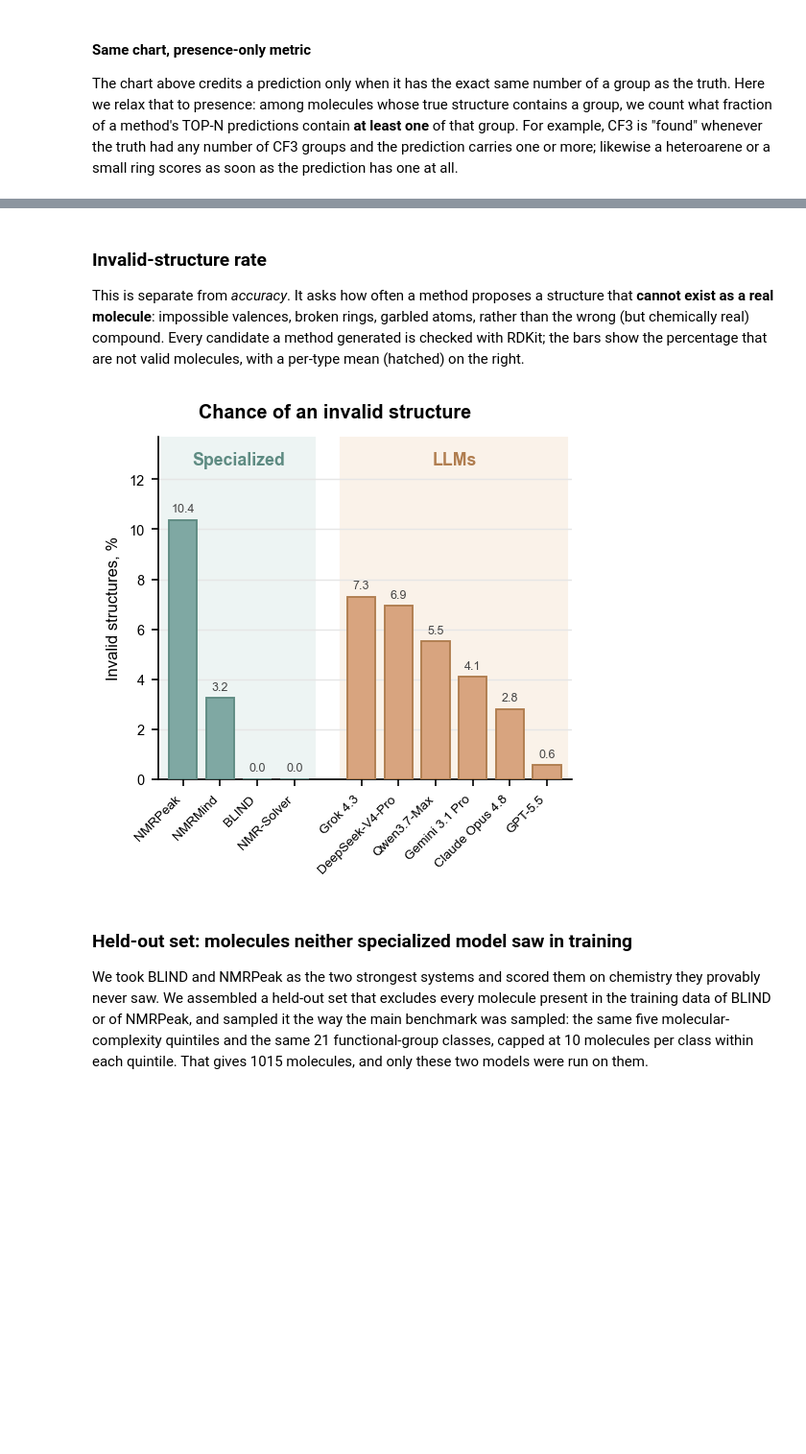
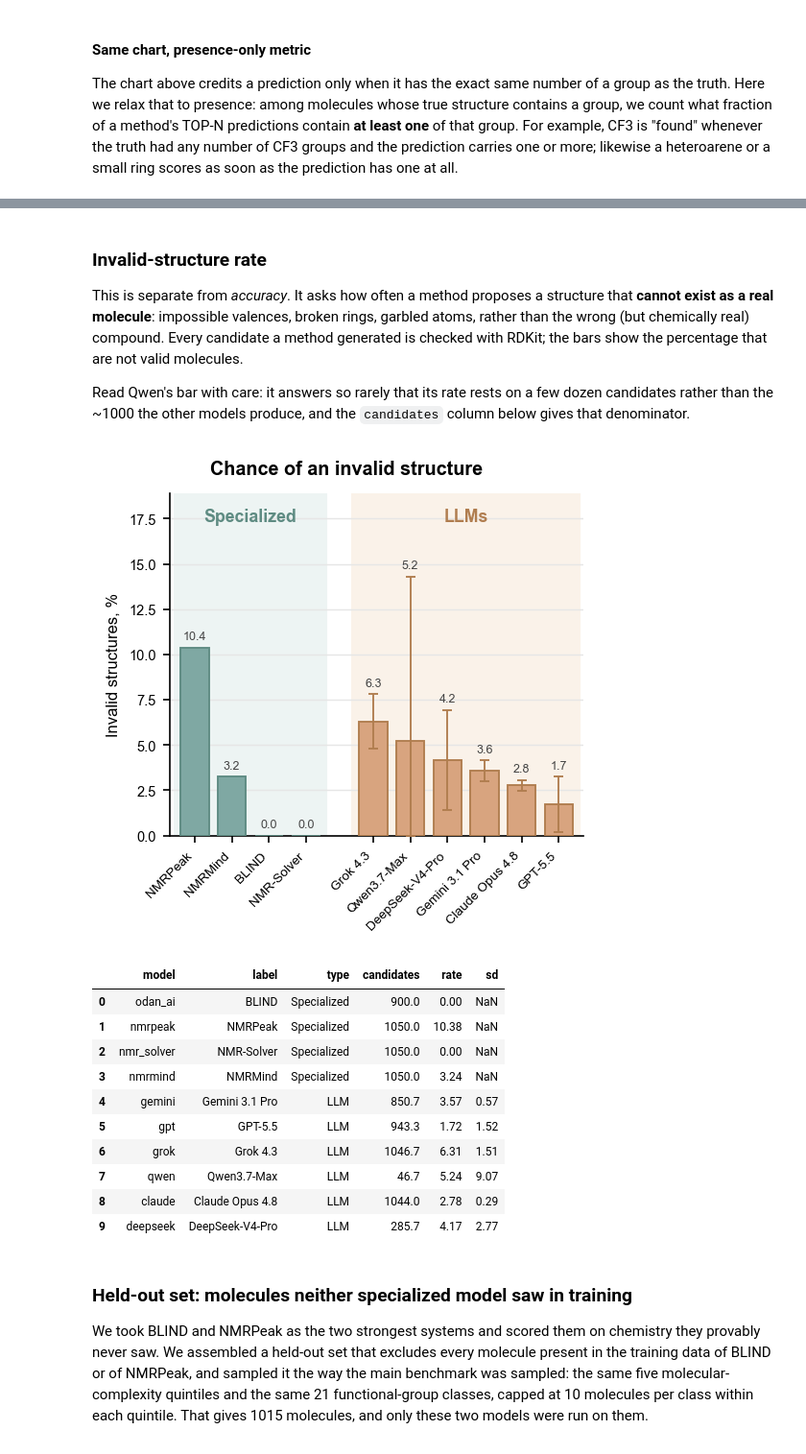
Before and after one commit to odanchem/NMRArena, a Jupyter notebook: analysis/data_analysis.ipynb, the cells around one changed output, grey strips where cells are left out. Shown at 96% size. Cells and saved outputs as stored; diff of their text form; code cells hidden in the pictures; blank space fills up the shorter version.

```diff
--- a/analysis/data_analysis.ipynb
+++ b/analysis/data_analysis.ipynb
@@ -779,6 +871,4 @@ Top-1 accuracy (%) for all ten systems across the 21 functional-group classes (5
 # %%
-
-
 CLASSES = list(raw.keys())                                       # 21 functional-group classes, paper order
 CLS_LABEL = {
     "cls_alkanes_haloalkanes": "alkanes /\nhaloalkanes", "cls_alkenes": "alkenes", "cls_alkynes": "alkynes",
@@ -788,11 +878,13 @@ CLS_LABEL = {
     "cls_heterocycles": "heterocycles", "cls_ketones": "ketones", "cls_aldehydes": "aldehydes",
     "cls_ethers": "ethers", "cls_acids": "acids", "cls_esters": "esters", "cls_amides": "amides", "cls_amines": "amines",
 }
-by_cls = {c: [r for r in records if r["cls"] == c] for c in CLASSES}
+by_cls_run = {rep: {c: [r for r in records_by_run[rep] if r["cls"] == c] for c in CLASSES} for rep in REPS}
 
 
-acc = np.array([[100.0 * sum(hit_rank(r["truth"], r["preds"][m]) == 1 for r in by_cls[c]) / len(by_cls[c])
-                 for c in CLASSES] for m in METHODS])
+# one accuracy matrix per run, then averaged (the specialized rows are the same in all three)
+acc_runs = np.array([[[100.0 * sum(hit_rank(r["truth"], r["preds"][m]) == 1 for r in by_cls_run[rep][c]) / len(by_cls_run[rep][c])
+                       for c in CLASSES] for m in METHODS] for rep in REPS])
+acc = acc_runs.mean(axis=0)
 
 CMAP = LinearSegmentedColormap.from_list("acc", ["#F7F8FC", "#DCE3F1", "#A9BDDF", "#6E8CC4", "#42618F"])
 
@@ -926,28 +1030,41 @@ plt.show()
 This is separate from *accuracy*. It asks how often a method proposes a structure that **cannot exist
 as a real molecule**: impossible valences, broken rings, garbled atoms, rather than the wrong (but
 chemically real) compound. Every candidate a method generated is checked with RDKit; the bars show the
-percentage that are not valid molecules, with a per-type mean (hatched) on the right.
+percentage that are not valid molecules.
+
+Read Qwen's bar with care: it answers so
+rarely that its rate rests on a few dozen candidates rather than the ~1000 the other models produce, and
+the `candidates` column below gives that denominator.
 # %%
 def is_valid(s):
     """A structure is valid if RDKit can build a real molecule from it (correct valences, intact rings)."""
     return bool(s) and Chem.MolFromSmiles(s) is not None
 
 
-# ---- invalid-structure rate per method, over every candidate the method proposed ----
-total   = {m: 0 for m in METHODS}
-invalid = {m: 0 for m in METHODS}
-for rec in records:
-    for m in METHODS:
-        for s in rec["preds"][m]:
-            total[m]   += 1
-            invalid[m] += 0 if is_valid(s) else 1
+def invalid_rate(recs):
+    """(% invalid per method, number of candidates per method) over every candidate proposed."""
+    total   = {m: 0 for m in METHODS}
+    invalid = {m: 0 for m in METHODS}
+    for rec in recs:
+        for m in METHODS:
+            for s in rec["preds"][m]:
+                total[m]   += 1
+                invalid[m] += 0 if is_valid(s) else 1
+    return (np.array([100.0 * invalid[m] / total[m] if total[m] else 0.0 for m in METHODS]),
+            np.array([total[m] for m in METHODS], float))
+
+
+# ---- invalid-structure rate per method, averaged over the runs ----
+_rate_runs, _tot_runs = zip(*(invalid_rate(records_by_run[rep]) for rep in REPS))
+_rate_mean, _rate_sd = mean_sd(_rate_runs)
+_is_llm_inv = np.array([m in LLM for m in METHODS])
 
 df = pd.DataFrame({"model": METHODS,
                    "label": [DISPLAY[m] for m in METHODS],
                    "type":  ["Specialized" if m in SPECIALIZED else "LLM" for m in METHODS],
-                   "total": [total[m] for m in METHODS],
-                   "invalid": [invalid[m] for m in METHODS]})
-df["rate"] = np.where(df["total"] > 0, df["invalid"] / df["total"] * 100, 0.0)
+                   "candidates": np.mean(_tot_runs, axis=0),
+                   "rate": _rate_mean,
+                   "sd":   np.where(_is_llm_inv, _rate_sd, np.nan)})
 
 PAL = {"Specialized": dict(fill=GREEN["solid"],  edge=GREEN["edge"],  tint=GREEN["band"]),
        "LLM":         dict(fill=ORANGE["solid"], edge=ORANGE["edge"], tint=ORANGE["band"])}
@@ -959,37 +1076,55 @@ llm  = df[df.type == "LLM"].sort_values("rate", ascending=False)
 xs, labels, fills, edges = [], [], [], []
 cur = 0.0; spec_x0 = cur
 for _, r in spec.iterrows():
     xs.append(cur); labels.append(r["label"]); fills.append(PAL["Specialized"]["fill"]); edges.append(PAL["Specialized"]["edge"]); cur += 1
 spec_x1 = cur - 1; cur += GROUP_GAP; llm_x0 = cur
 for _, r in llm.iterrows():
     xs.append(cur); labels.append(r["label"]); fills.append(PAL["LLM"]["fill"]); edges.append(PAL["LLM"]["edge"]); cur += 1
 llm_x1 = cur - 1
 rates = list(spec["rate"]) + list(llm["rate"])
-ymax = max(rates)
+sds   = list(spec["sd"])   + list(llm["sd"])
+ymax = max(r + (s if np.isfinite(s) else 0.0) for r, s in zip(rates, sds))
 
 fig, ax = plt.subplots(figsize=(3.5, 3.6))
 ax.axvspan(spec_x0 - 0.55, spec_x1 + 0.55, color=PAL["Specialized"]["tint"], zorder=0)
 ax.axvspan(llm_x0 - 0.55,  llm_x1 + 0.55,  color=PAL["LLM"]["tint"],         zorder=0)
 ax.bar(xs, rates, width=0.76, color=fills, edgecolor=edges, lw=0.9, zorder=3)
-for x, v in zip(xs, rates):
-    ax.text(x, v + ymax * 0.02, f"{v:.1f}", ha="center", va="bottom", fontsize=6, color="#444")
+for xi, v, sd, ec in zip(xs, rates, sds, edges):
+    if np.isfinite(sd):                                   # +-1 SD across the three runs
+        ax.errorbar(xi, v, yerr=[[min(sd, v)], [sd]], fmt="none", ecolor=ec,   # a rate cannot go below 0
+                    elinewidth=0.9, capsize=2.2, capthick=0.9, zorder=4)
+    ax.text(xi, v + (sd if np.isfinite(sd) else 0.0) + ymax * 0.02, f"{v:.1f}",
+            ha="center", va="bottom", fontsize=6, color="#444")
 
 ax.set_xticks(xs)
 ax.set_xticklabels(labels, rotation=45, ha="right", fontsize=6.5)
 ax.text((spec_x0 + spec_x1) / 2, ymax * 1.20, "Specialized", ha="center", va="bottom",
         fontsize=8.5, fontweight="bold", color=PAL["Specialized"]["edge"])
 ax.text((llm_x0 + llm_x1) / 2, ymax * 1.20, "LLMs", ha="center", va="bottom",
         fontsize=8.5, fontweight="bold", color=PAL["LLM"]["edge"])
 ax.set_ylabel("Invalid structures, %", fontsize=8); ax.set_ylim(0, ymax * 1.32)
 ax.yaxis.grid(True, color="#e6e6e6", lw=0.7, zorder=0); ax.set_axisbelow(True); ax.margins(x=0.01)
 ax.tick_params(axis="y", labelsize=7)
 
 fig.text(0.5, 0.965, "Chance of an invalid structure", fontsize=9.5, fontweight="bold", ha="center", va="top")
 fig.subplots_adjust(top=0.90, bottom=0.24, left=0.15, right=0.97)
 save_fig(fig, "fig_invalid_structure_rate")
 plt.show()
+
+df.round({"candidates": 1, "rate": 2, "sd": 2})
 # %% [output]
-[figure, old version]
+[figure, new version]
+|  | model | label | type | candidates | rate | sd |
+| 0 | odan_ai | BLIND | Specialized | 900.0 | 0.00 | NaN |
+| 1 | nmrpeak | NMRPeak | Specialized | 1050.0 | 10.38 | NaN |
+| 2 | nmr_solver | NMR-Solver | Specialized | 1050.0 | 0.00 | NaN |
+| 3 | nmrmind | NMRMind | Specialized | 1050.0 | 3.24 | NaN |
+| 4 | gemini | Gemini 3.1 Pro | LLM | 850.7 | 3.57 | 0.57 |
+| 5 | gpt | GPT-5.5 | LLM | 943.3 | 1.72 | 1.52 |
+| 6 | grok | Grok 4.3 | LLM | 1046.7 | 6.31 | 1.51 |
+| 7 | qwen | Qwen3.7-Max | LLM | 46.7 | 5.24 | 9.07 |
+| 8 | claude | Claude Opus 4.8 | LLM | 1044.0 | 2.78 | 0.29 |
+| 9 | deepseek | DeepSeek-V4-Pro | LLM | 285.7 | 4.17 | 2.77 |
 # %% [markdown]
 ### Held-out set: molecules neither specialized model saw in training
 
```
Also changed, not shown: parts of 32 cells of this notebook, 19 other files.
